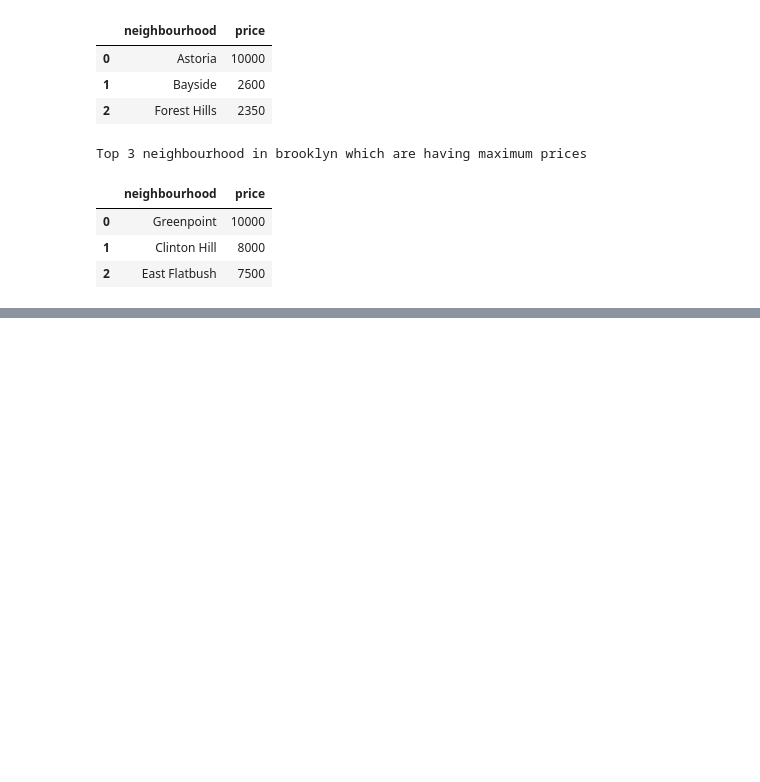
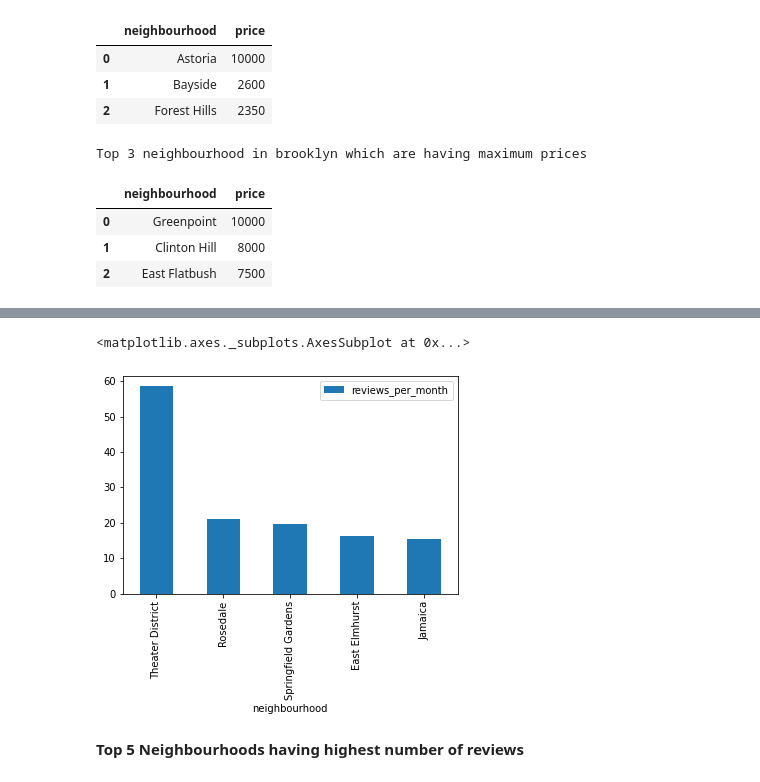
Before and after one commit to dil150898/Airbnb-EDA, a Jupyter notebook: Airbnb_Bookings_Analysis_Capstone_Project.ipynb, the cells around one changed output, grey strips where cells are left out. Cells and saved outputs as stored; diff of their text form; code cells hidden in the pictures; blank space fills up the shorter version.

```diff
--- a/Airbnb_Bookings_Analysis_Capstone_Project.ipynb
+++ b/Airbnb_Bookings_Analysis_Capstone_Project.ipynb
@@ -466,0 +471,3 @@ Top 3 neighbourhood in brooklyn which are having maximum prices
+# %%
+highest_reviews = df.groupby(['neighbourhood'])['reviews_per_month'].max().sort_values(ascending=False).reset_index().head()
+highest_reviews
@@ -466,0 +481,7 @@ Top 3 neighbourhood in brooklyn which are having maximum prices
+# %%
+highest_reviews.plot.bar(x="neighbourhood")
+# %% [output]
+<matplotlib.axes._subplots.AxesSubplot at 0x...>
+[figure, added]
+# %% [markdown]
+**Top 5 Neighbourhoods having highest number of reviews**
```
Also changed, not shown: parts of 20 cells of this notebook.
